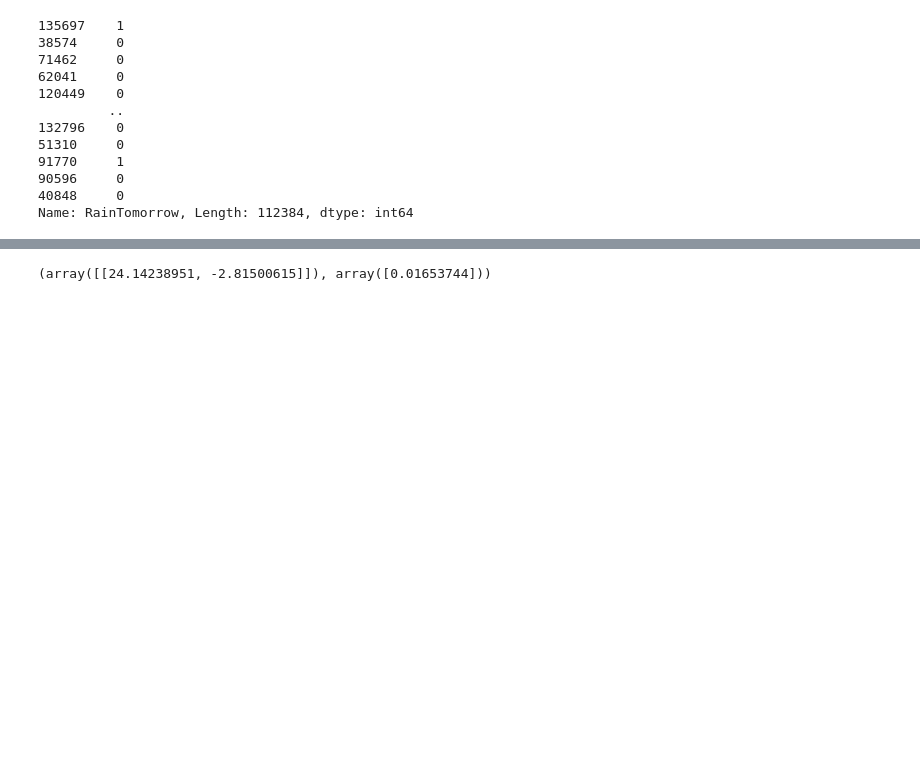
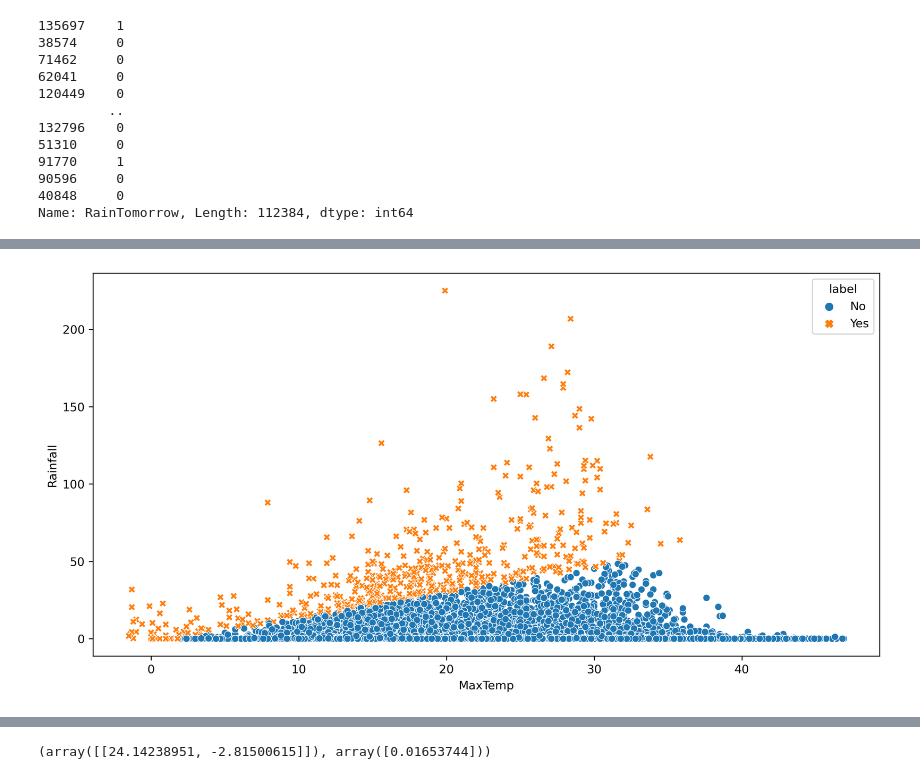
Before and after one commit to ashen007/classification-with-logistic-regression-python-implimatation, a Jupyter notebook: regression for classification.ipynb, the cells around one changed output, grey strips where cells are left out. Saved outputs shown, nothing was run; the diff lists cells and outputs as text; code cells hidden in the pictures; blank space fills up the shorter version.

```diff
--- a/regression for classification.ipynb
+++ b/regression for classification.ipynb
@@ -160,2 +183,8 @@ array([ 0.09501304, -0.77800728, -0.86336469])
+# %%
+plt.figure(figsize=[12,6],dpi=300)
+sns.scatterplot(x=test.MaxTemp,y=test.Rainfall,hue=test.label,style=test.label)
+plt.show()
+# %% [output]
+[figure, added]
 # %%
 plt.figure(figsize=[12,6],dpi=300)
```
Also changed, not shown: parts of 8 cells of this notebook, 1 other file.
